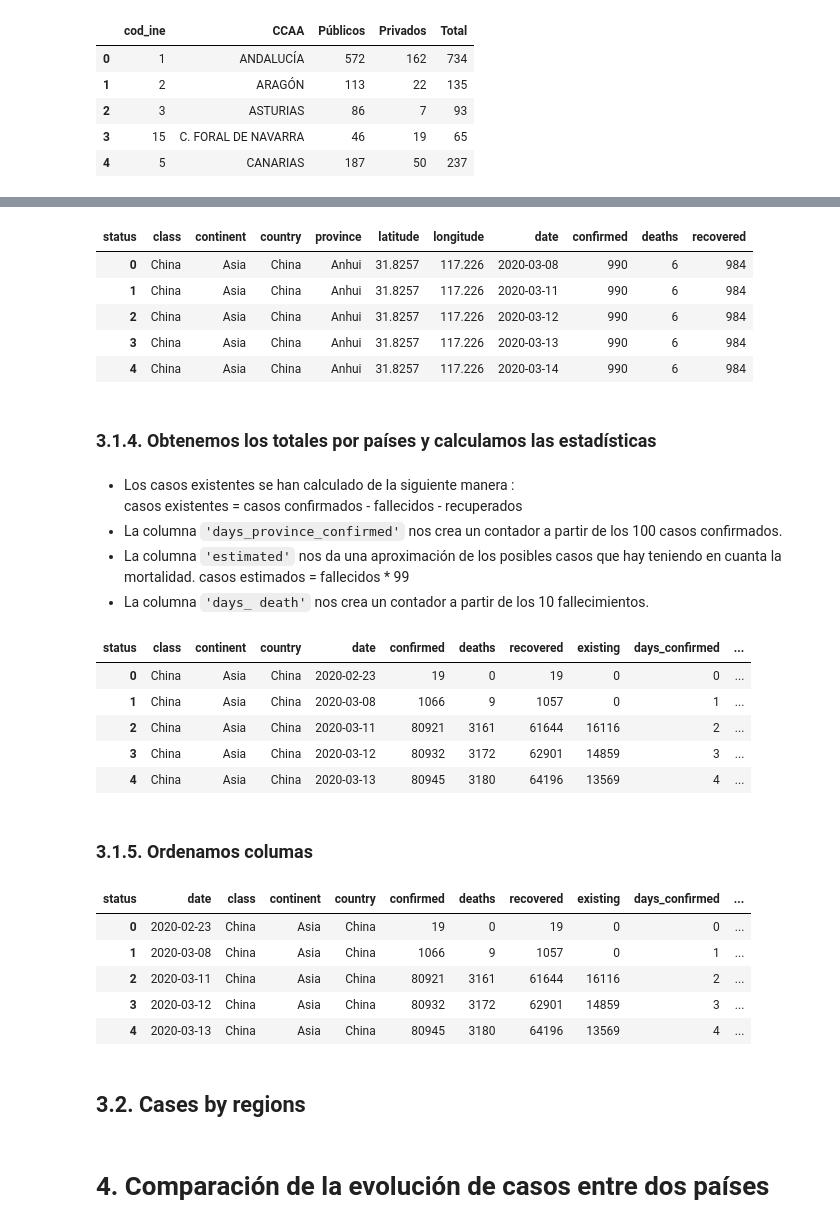
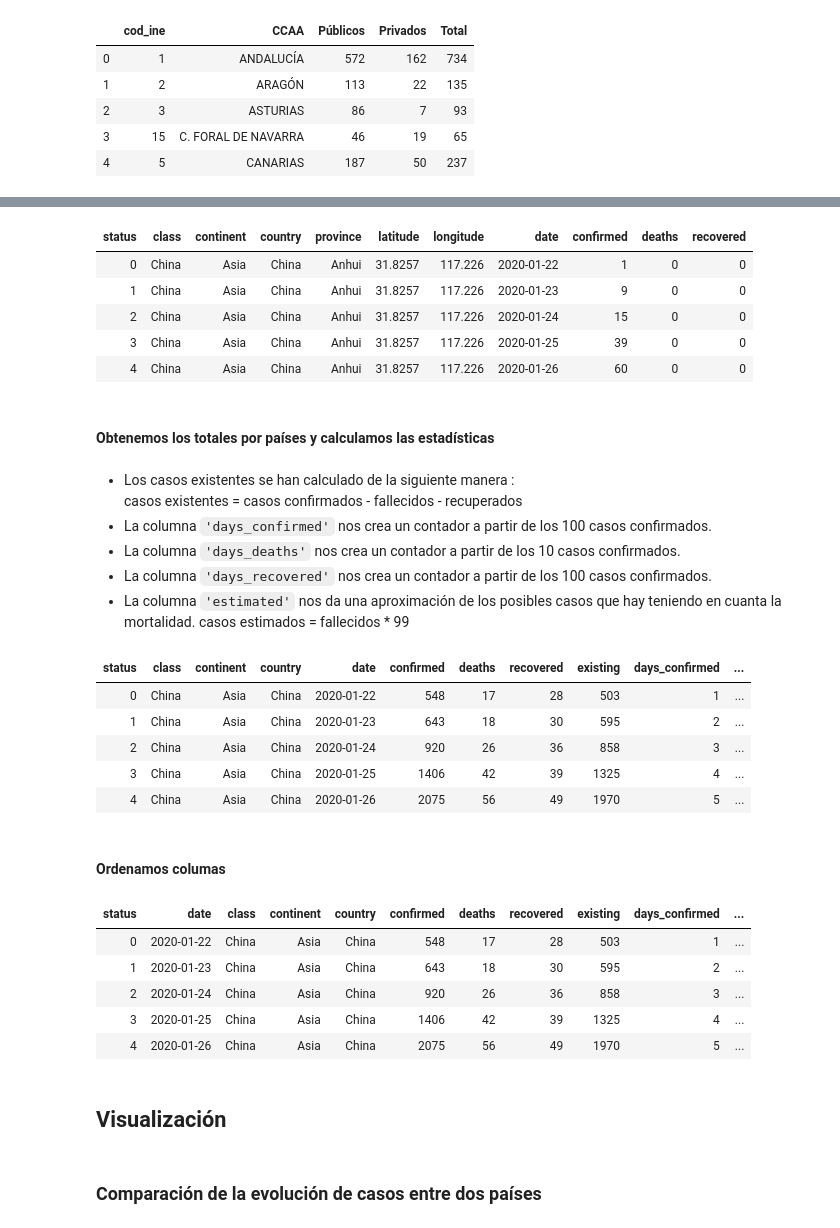
Before and after one commit to kalilu/project-statistical-analysis, a Jupyter notebook: Coronavirus API.ipynb, the cells around one changed output, grey strips where cells are left out. Drawn from its saved outputs; the diff is of its cells as text; code cells hidden in the pictures.

```diff
--- a/Coronavirus API.ipynb
+++ b/Coronavirus API.ipynb
@@ -64,2 +79,13 @@ df_continents.head()
+# %%
+# Clean some countries before merge
+df_coronavirus_raw.loc[df_coronavirus_raw['Country']=='Brunei', 'Country']='Brunei Darussalam'
+df_coronavirus_raw.loc[df_coronavirus_raw['Country']=='Czechia', 'Country']='Czech Republic'
+df_coronavirus_raw.loc[df_coronavirus_raw['Country']=='Hong Kong SAR', 'Country']='Hong Kong'
+df_coronavirus_raw.loc[df_coronavirus_raw['Country']=='Iran (Islamic Republic of)', 'Country']='Iran'
+df_coronavirus_raw.loc[df_coronavirus_raw['Country']=='Korea, South', 'Country']='South Korea'
+df_coronavirus_raw.loc[df_coronavirus_raw['Country']=='North Macedonia', 'Country']='Macedonia'
+df_coronavirus_raw.loc[df_coronavirus_raw['Country']=='Republic of Korea', 'Country']='North Korea'
+df_coronavirus_raw.loc[df_coronavirus_raw['Country']=='Taiwan*', 'Country']='Taiwan'
+df_coronavirus_raw.loc[df_coronavirus_raw['Country']=='US', 'Country']='United States'
 # %%
-df_coronavirus_raw = df_coronavirus_raw.merge(df_continents, left_on='Country', right_on='CountryName')
+df_coronavirus_raw = df_coronavirus_raw.merge(df_continents, left_on='Country', right_on='CountryName', how='left')
@@ -167,3 +155,4 @@ df_coronavirus_raw.head()
 # %%
 df_coronavirus_raw.drop('countryname', axis=1, inplace=True)
+df_coronavirus_raw.where(cond=df_coronavirus_raw['country']!="",inplace=True)
 # %% [markdown]
@@ -198,50 +167,49 @@ df_coronavirus = pd.pivot_table(df_coronavirus_raw, values='cases',
 df_coronavirus.head()
 # %% [output]
 | status | class | continent | country | province | latitude | longitude | date | confirmed | deaths | recovered |
-| 0 | China | Asia | China | Anhui | 31.8257 | 117.226 | 2020-03-08 | 990 | 6 | 984 |
-| 1 | China | Asia | China | Anhui | 31.8257 | 117.226 | 2020-03-11 | 990 | 6 | 984 |
-| 2 | China | Asia | China | Anhui | 31.8257 | 117.226 | 2020-03-12 | 990 | 6 | 984 |
-| 3 | China | Asia | China | Anhui | 31.8257 | 117.226 | 2020-03-13 | 990 | 6 | 984 |
-| 4 | China | Asia | China | Anhui | 31.8257 | 117.226 | 2020-03-14 | 990 | 6 | 984 |
+| 0 | China | Asia | China | Anhui | 31.8257 | 117.226 | 2020-01-22 | 1 | 0 | 0 |
+| 1 | China | Asia | China | Anhui | 31.8257 | 117.226 | 2020-01-23 | 9 | 0 | 0 |
+| 2 | China | Asia | China | Anhui | 31.8257 | 117.226 | 2020-01-24 | 15 | 0 | 0 |
+| 3 | China | Asia | China | Anhui | 31.8257 | 117.226 | 2020-01-25 | 39 | 0 | 0 |
+| 4 | China | Asia | China | Anhui | 31.8257 | 117.226 | 2020-01-26 | 60 | 0 | 0 |
 # %% [markdown]
-### 3.1.4. Obtenemos los totales por países y calculamos las estadísticas
+#### Obtenemos los totales por países y calculamos las estadísticas
 # %% [markdown]
 - Los casos existentes se han calculado de la siguiente manera :
          casos existentes = casos confirmados - fallecidos - recuperados
-- La columna <CODE>'days_province_confirmed'</CODE> nos crea un contador a partir de los 100 casos confirmados.
+- La columna <CODE>'days_confirmed'</CODE> nos crea un contador a partir de los 100 casos confirmados.
+- La columna <CODE>'days_deaths'</CODE> nos crea un contador a partir de los 10 casos confirmados.
+- La columna <CODE>'days_recovered'</CODE> nos crea un contador a partir de los 100 casos confirmados.
 - La columna <CODE>'estimated'</CODE> nos da una aproximación de los posibles casos que hay teniendo en cuanta la mortalidad.
          casos estimados = fallecidos * 99
-- La columna <CODE>'days_ death'</CODE> nos crea un contador a partir de los 10 fallecimientos.
 # %%
 df_countries = df_coronavirus.groupby(['class','continent','country','date'])['confirmed','deaths', 'recovered'].agg('sum').reset_index()
 df_countries['existing'] = df_countries.confirmed.fillna(0) -  df_countries.deaths.fillna(0) - df_countries.recovered.fillna(0)
 df_countries['days_confirmed'] = df_countries[df_countries['confirmed']>100].groupby(['country']).cumcount()+1
 df_countries['days_confirmed'] = df_countries['days_confirmed'].fillna(0).astype('int')
 df_countries['days_death'] = df_countries[df_countries['deaths']>10].groupby(['country']).cumcount()+1
 df_countries['days_death'] = df_countries['days_death'].fillna(0).astype('int')
-df_countries['days_recovered'] = df_countries[df_countries['confirmed']>100].groupby(['country']).cumcount()+1
+df_countries['days_recovered'] = df_countries[df_countries['recovered']>100].groupby(['country']).cumcount()+1
 df_countries['days_recovered'] = df_countries['days_recovered'].fillna(0).astype('int')
 df_countries['estimated'] = [confirmed*99 for confirmed in df_countries['confirmed']]
 df_countries.head()
 # %% [output]
 | status | class | continent | country | date | confirmed | deaths | recovered | existing | days_confirmed | ... |
-| 0 | China | Asia | China | 2020-02-23 | 19 | 0 | 19 | 0 | 0 | ... |
-| 1 | China | Asia | China | 2020-03-08 | 1066 | 9 | 1057 | 0 | 1 | ... |
-| 2 | China | Asia | China | 2020-03-11 | 80921 | 3161 | 61644 | 16116 | 2 | ... |
-| 3 | China | Asia | China | 2020-03-12 | 80932 | 3172 | 62901 | 14859 | 3 | ... |
-| 4 | China | Asia | China | 2020-03-13 | 80945 | 3180 | 64196 | 13569 | 4 | ... |
+| 0 | China | Asia | China | 2020-01-22 | 548 | 17 | 28 | 503 | 1 | ... |
+| 1 | China | Asia | China | 2020-01-23 | 643 | 18 | 30 | 595 | 2 | ... |
+| 2 | China | Asia | China | 2020-01-24 | 920 | 26 | 36 | 858 | 3 | ... |
+| 3 | China | Asia | China | 2020-01-25 | 1406 | 42 | 39 | 1325 | 4 | ... |
+| 4 | China | Asia | China | 2020-01-26 | 2075 | 56 | 49 | 1970 | 5 | ... |
 # %% [markdown]
-### 3.1.5. Ordenamos columas
+#### Ordenamos columas
 # %%
-column_order = ['date', 'class', 'continent', 'country', 'confirmed','deaths', 'recovered', 'existing', 'days_confirmed', 'days_death','days_recovered']
+column_order = ['date', 'class', 'continent', 'country', 'confirmed','deaths', 'recovered', 'existing', 'days_confirmed', 'days_death','days_recovered','estimated']
 df_countries = df_countries[column_order]
 df_countries.head()
 # %% [output]
 | status | date | class | continent | country | confirmed | deaths | recovered | existing | days_confirmed | ... |
-| 0 | 2020-02-23 | China | Asia | China | 19 | 0 | 19 | 0 | 0 | ... |
-| 1 | 2020-03-08 | China | Asia | China | 1066 | 9 | 1057 | 0 | 1 | ... |
-| 2 | 2020-03-11 | China | Asia | China | 80921 | 3161 | 61644 | 16116 | 2 | ... |
-| 3 | 2020-03-12 | China | Asia | China | 80932 | 3172 | 62901 | 14859 | 3 | ... |
-| 4 | 2020-03-13 | China | Asia | China | 80945 | 3180 | 64196 | 13569 | 4 | ... |
+| 0 | 2020-01-22 | China | Asia | China | 548 | 17 | 28 | 503 | 1 | ... |
+| 1 | 2020-01-23 | China | Asia | China | 643 | 18 | 30 | 595 | 2 | ... |
+| 2 | 2020-01-24 | China | Asia | China | 920 | 26 | 36 | 858 | 3 | ... |
+| 3 | 2020-01-25 | China | Asia | China | 1406 | 42 | 39 | 1325 | 4 | ... |
+| 4 | 2020-01-26 | China | Asia | China | 2075 | 56 | 49 | 1970 | 5 | ... |
-# %% [markdown]
-## 3.2. Cases by regions
@@ -250,2 +216,4 @@ https://api.covid19tracking.narrativa.com/api?date_from=2020-03-10&date_to=2020-
+# %% [markdown]
+## Visualización
 # %% [markdown]
-# 4. Comparación de la evolución de casos entre dos países
+### Comparación de la evolución de casos entre dos países
```
Also changed, not shown: parts of 77 cells of this notebook.
